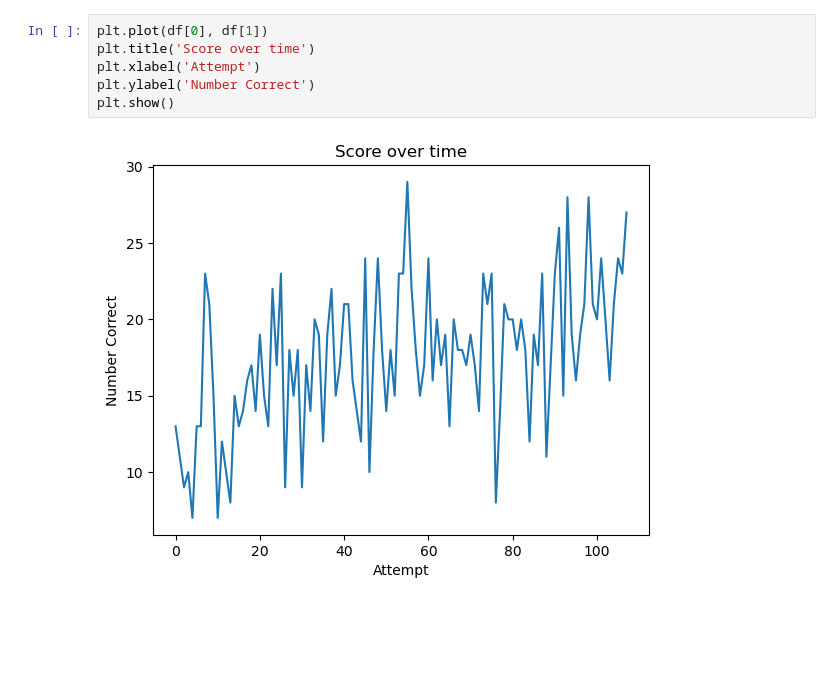
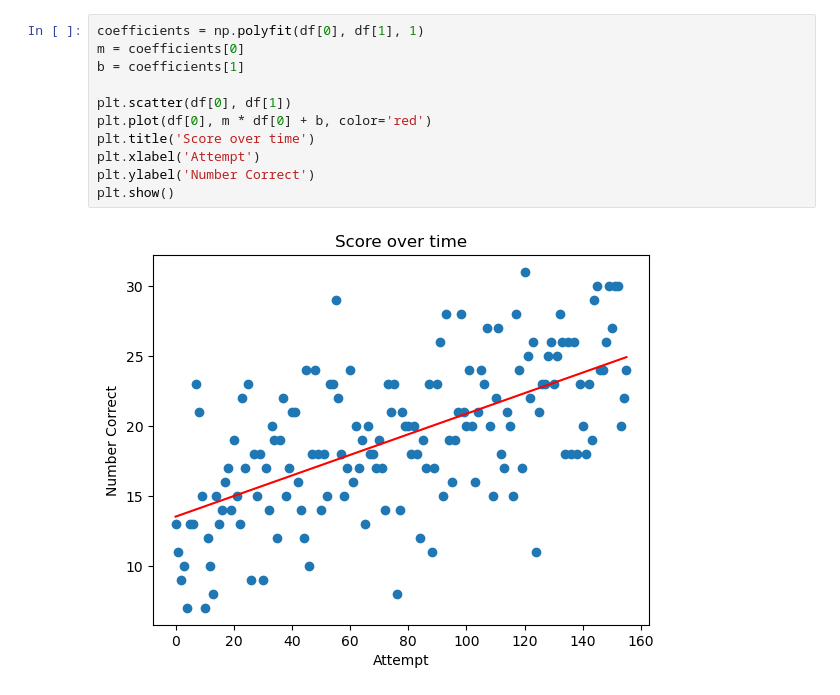
Before and after one commit to mrui0905/Mental-Math, a Jupyter notebook: visualization.ipynb, the cells around one changed output. Drawn from its saved outputs; the diff is of its cells as text; blank space fills up the shorter version.

```diff
--- a/visualization.ipynb
+++ b/visualization.ipynb
@@ -21,9 +22,14 @@ df
 # %%
-plt.plot(df[0], df[1])
+coefficients = np.polyfit(df[0], df[1], 1)
+m = coefficients[0]
+b = coefficients[1]
+
+plt.scatter(df[0], df[1])
+plt.plot(df[0], m * df[0] + b, color='red')
 plt.title('Score over time')
 plt.xlabel('Attempt')
 plt.ylabel('Number Correct')
 plt.show()
 # %% [output]
-[figure, old version]
+[figure, new version]
 # %%
```
Also changed, not shown: parts of 3 cells of this notebook, 2 other files.
